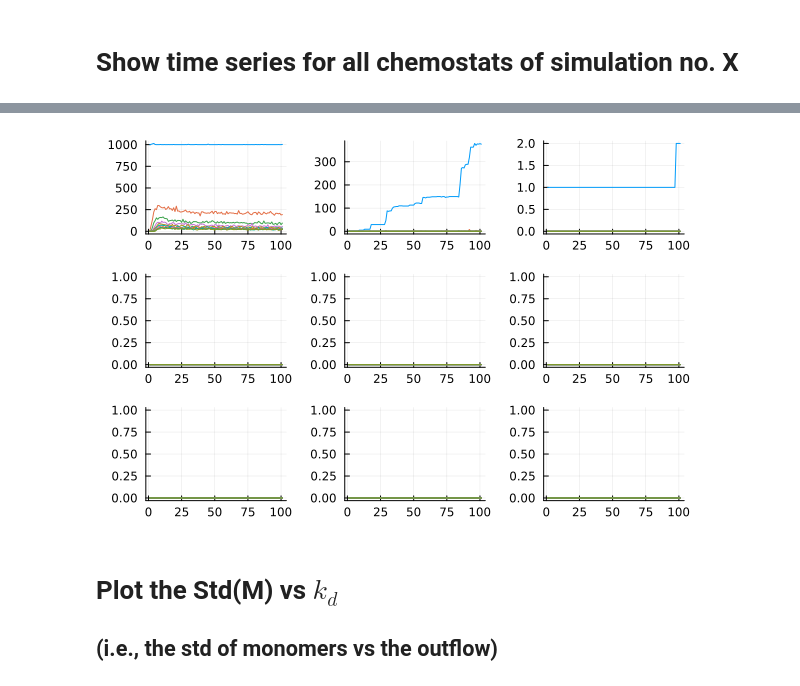
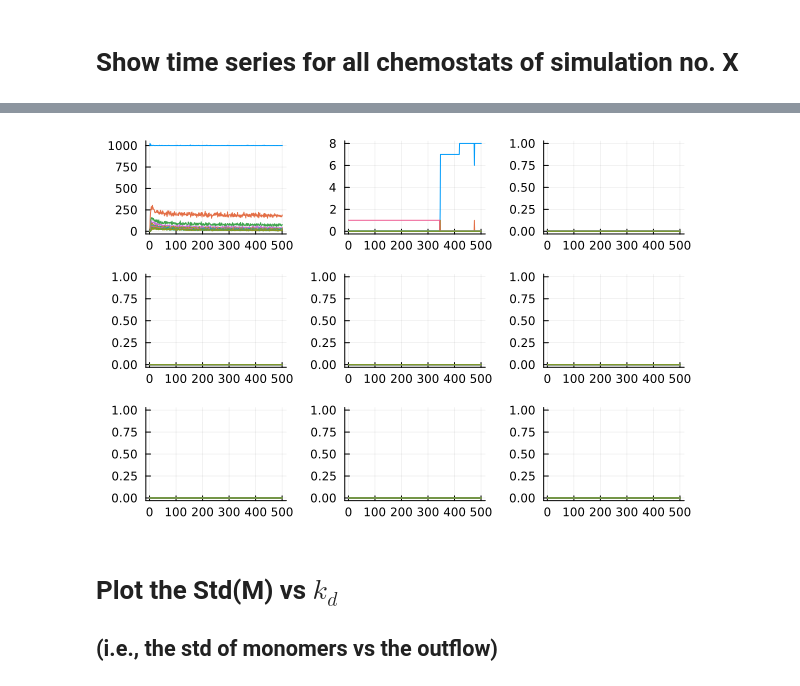
Before and after one commit to colemathis/flow-complexity, a Jupyter notebook: milestones/02_std(m)-vs-kd/E_kd=logspace,t=500/plot.ipynb, the cells around one changed output, grey strips where cells are left out. Cells and saved outputs as stored; diff of their text form; code cells hidden in the pictures.

Commit message:
update plotting scripts

```diff
--- a/milestones/02_std(m)-vs-kd/E_kd=logspace,t=500/plot.ipynb
+++ b/milestones/02_std(m)-vs-kd/E_kd=logspace,t=500/plot.ipynb
@@ -65,7 +86,7 @@ display(plot_grid)
 # %%
 using DataFrames, Plots, FileIO
 
-sim_no = 40
+sim_no = 9
 sim = sim_array[sim_no]
 nchem = 9
 
@@ -81,34 +102,34 @@ time_series_df = FlowComplexity.convert_timeseries_to_tidy_df(sim.time_evolution
 for row in eachrow(time_series_df)
 
     i = Int(row[:reactor])
     j = round(Int, row[:time]) + 1 # indexing starts at 1
     k = parse(Int, row[:variable]) # to account for absent data (i.e., zero)
     if k > nspecies
         continue
     end
     # println(row)
     # println("i=$i j=$j k=$k")
     pop_array[i, j, k] = row[:value]
 end
 
 # Create a 3x3 grid plot
 plot_grid = plot(layout = (3, 3))
 
 # Loop over each subplot
 for i in 1:nchem
     # Extract the time series data for the i-th plot
     time_series_data = pop_array[i, :, :]
 
     # Create a subplot for each species in the time series
     p = plot()
     for j in 1:nspecies
         plot!(plot_grid[i], 1:max_t, time_series_data[:, j], label = "Species $j", legend = :none)
     end
 end
 
 display(plot_grid)
 # %% [output]
-[figure, old version]
+[figure, new version]
 # %% [markdown]
 # Plot the Std(M) vs $k_d$
 
```
Also changed, not shown: parts of 6 cells of this notebook, 1 other file.
